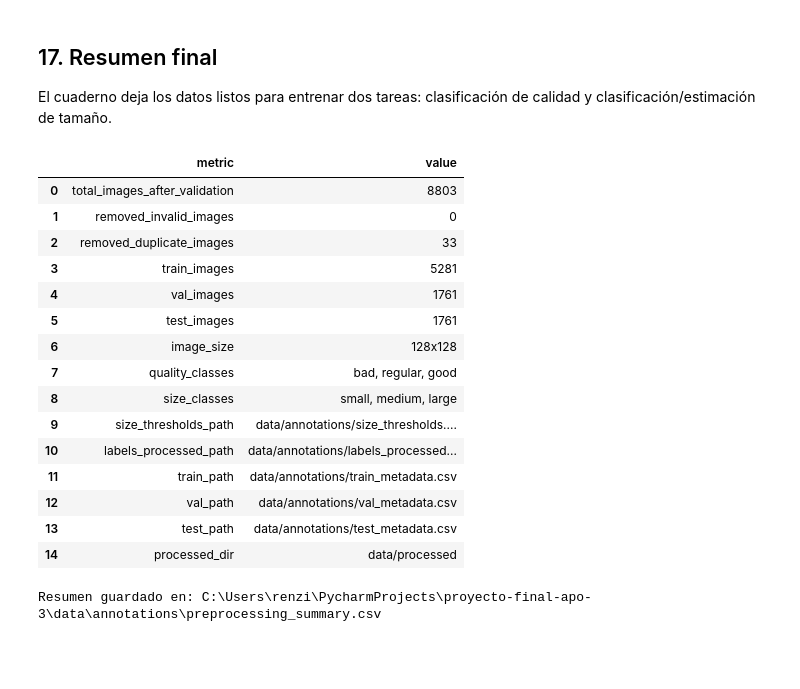
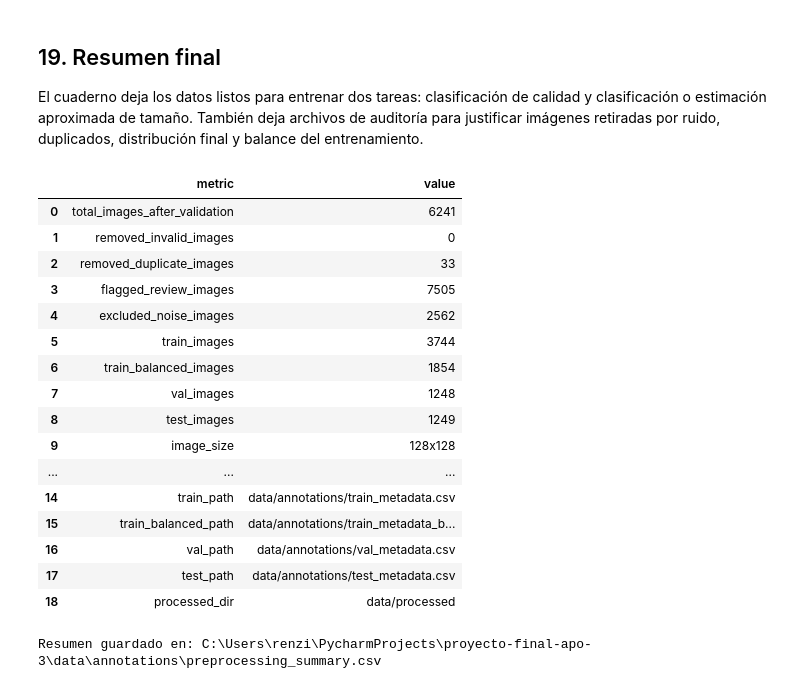
Before and after one commit to RenzoFernando/proyecto-final-apo-3, a Jupyter notebook: notebooks/02_limpieza_preprocesamiento_y_particion.ipynb, the cells around one changed output. Saved outputs shown, nothing was run; the diff lists cells and outputs as text; code cells hidden in the pictures; blank space fills up the shorter version.

```diff
--- a/notebooks/02_limpieza_preprocesamiento_y_particion.ipynb
+++ b/notebooks/02_limpieza_preprocesamiento_y_particion.ipynb
@@ -476,0 +522,16 @@ Las imágenes se guardan cuadradas, en RGB y redimensionadas a 128 x 128. La car
+# %%
+noisy_df = df[df["needs_review"]].copy()
+noisy_df.drop(columns=["image_path"], errors="ignore").to_csv(NOISY_IMAGES_PATH, index=False, encoding="utf-8")
+
+if EXCLUDE_VERY_NOISY_IMAGES:
+    training_usable_mask = (df["segmentation_confidence"] >= MIN_SEGMENTATION_CONFIDENCE) & df["normalized_diameter"].notna() & (df["object_area_ratio"] >= 0.008) & (df["object_area_ratio"] <= 0.78)
+    excluded_noise_df = df[~training_usable_mask].copy()
+    df = df[training_usable_mask].copy().reset_index(drop=True)
+else:
+    excluded_noise_df = pd.DataFrame(columns=df.columns)
+
+excluded_noise_df.drop(columns=["image_path"], errors="ignore").to_csv(ANNOTATIONS_DIR / "images_excluded_by_noise.csv", index=False, encoding="utf-8")
+
+print("Imágenes marcadas para revisión:", len(noisy_df))
+print("Imágenes excluidas por ruido extremo:", len(excluded_noise_df))
+print("Imágenes que continúan:", len(df))
@@ -519,14 +832,17 @@ df_export = df.drop(columns=["image_path"], errors="ignore").copy()
 train_export = df_export[df_export["split"] == "train"].copy().reset_index(drop=True)
 val_export = df_export[df_export["split"] == "val"].copy().reset_index(drop=True)
 test_export = df_export[df_export["split"] == "test"].copy().reset_index(drop=True)
+train_balanced_export = train_export[train_export["image_id"].isin(train_balanced_df["image_id"])].copy().reset_index(drop=True)
 
 df_export.to_csv(LABELS_PROCESSED_PATH, index=False, encoding="utf-8")
 train_export.to_csv(TRAIN_PATH, index=False, encoding="utf-8")
 val_export.to_csv(VAL_PATH, index=False, encoding="utf-8")
 test_export.to_csv(TEST_PATH, index=False, encoding="utf-8")
+train_balanced_export.to_csv(BALANCED_TRAIN_PATH, index=False, encoding="utf-8")
 
 print("labels_processed:", LABELS_PROCESSED_PATH)
 print("train:", TRAIN_PATH)
+print("train balanceado:", BALANCED_TRAIN_PATH)
 print("val:", VAL_PATH)
 print("test:", TEST_PATH)
 # %% [output]
@@ -645,14 +994,17 @@ show_processed_grid(df_export, "Muestra procesada")
 # %% [markdown]
-## 17. Resumen final
+## 19. Resumen final
 
-El cuaderno deja los datos listos para entrenar dos tareas: clasificación de calidad y clasificación/estimación de tamaño.
+El cuaderno deja los datos listos para entrenar dos tareas: clasificación de calidad y clasificación o estimación aproximada de tamaño. También deja archivos de auditoría para justificar imágenes retiradas por ruido, duplicados, distribución final y balance del entrenamiento.
 # %%
 preprocessing_summary = pd.DataFrame({
     "metric": [
         "total_images_after_validation",
         "removed_invalid_images",
         "removed_duplicate_images",
+        "flagged_review_images",
+        "excluded_noise_images",
         "train_images",
+        "train_balanced_images",
         "val_images",
         "test_images",
         "image_size",
@@ -661,47 +1013,53 @@ preprocessing_summary = pd.DataFrame({
         "size_thresholds_path",
         "labels_processed_path",
         "train_path",
+        "train_balanced_path",
         "val_path",
         "test_path",
         "processed_dir"
     ],
     "value": [
         len(df_export),
         len(invalid_df),
         len(duplicated_df),
+        len(noisy_df),
+        len(excluded_noise_df),
         len(train_export),
+        len(train_balanced_export),
         len(val_export),
         len(test_export),
         f"{IMAGE_SIZE}x{IMAGE_SIZE}",
         ", ".join(VALID_QUALITY_LABELS),
         ", ".join(VALID_SIZE_LABELS),
         SIZE_THRESHOLDS_PATH.relative_to(PROJECT_ROOT).as_posix(),
         LABELS_PROCESSED_PATH.relative_to(PROJECT_ROOT).as_posix(),
         TRAIN_PATH.relative_to(PROJECT_ROOT).as_posix(),
+        BALANCED_TRAIN_PATH.relative_to(PROJECT_ROOT).as_posix(),
         VAL_PATH.relative_to(PROJECT_ROOT).as_posix(),
         TEST_PATH.relative_to(PROJECT_ROOT).as_posix(),
         PROCESSED_DIR.relative_to(PROJECT_ROOT).as_posix()
     ]
 })
 
 preprocessing_summary.to_csv(PREPROCESSING_SUMMARY_PATH, index=False, encoding="utf-8")
 display(preprocessing_summary)
 print("Resumen guardado en:", PREPROCESSING_SUMMARY_PATH)
 # %% [output]
 |  | metric | value |
-| 0 | total_images_after_validation | 8803 |
+| 0 | total_images_after_validation | 6241 |
 | 1 | removed_invalid_images | 0 |
 | 2 | removed_duplicate_images | 33 |
-| 3 | train_images | 5281 |
-| 4 | val_images | 1761 |
-| 5 | test_images | 1761 |
-| 6 | image_size | 128x128 |
-| 7 | quality_classes | bad, regular, good |
-| 8 | size_classes | small, medium, large |
-| 9 | size_thresholds_path | data/annotations/size_thresholds.... |
-| 10 | labels_processed_path | data/annotations/labels_processed... |
-| 11 | train_path | data/annotations/train_metadata.csv |
-| 12 | val_path | data/annotations/val_metadata.csv |
-| 13 | test_path | data/annotations/test_metadata.csv |
-| 14 | processed_dir | data/processed |
+| 3 | flagged_review_images | 7505 |
+| 4 | excluded_noise_images | 2562 |
+| 5 | train_images | 3744 |
+| 6 | train_balanced_images | 1854 |
+| 7 | val_images | 1248 |
+| 8 | test_images | 1249 |
+| 9 | image_size | 128x128 |
+| ... | ... | ... |
+| 14 | train_path | data/annotations/train_metadata.csv |
+| 15 | train_balanced_path | data/annotations/train_metadata_b... |
+| 16 | val_path | data/annotations/val_metadata.csv |
+| 17 | test_path | data/annotations/test_metadata.csv |
+| 18 | processed_dir | data/processed |
 Resumen guardado en: C:\Users\renzi\PycharmProjects\proyecto-final-apo-3\data\annotations\preprocessing_summary.csv
```
Also changed, not shown: parts of 62 cells of this notebook, 2 other files.
